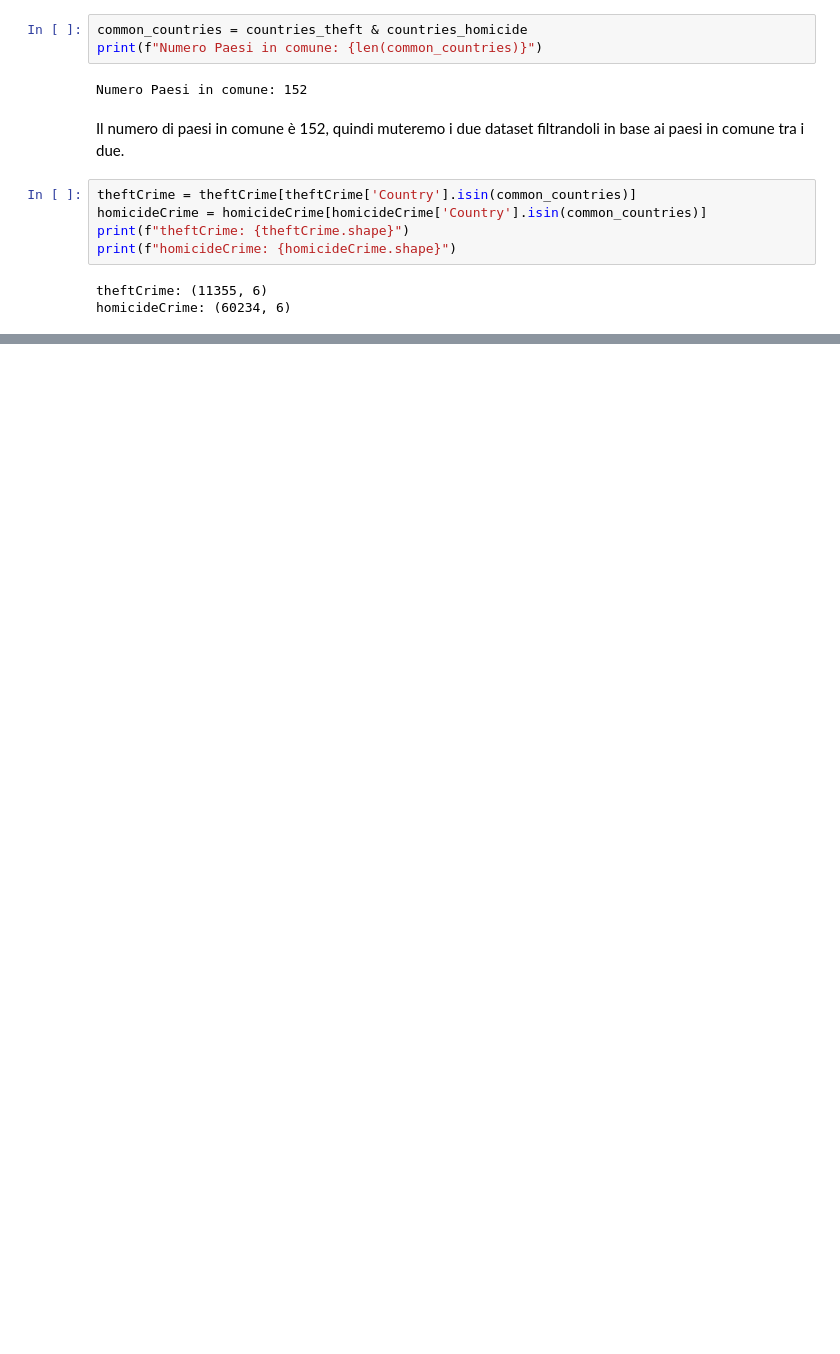
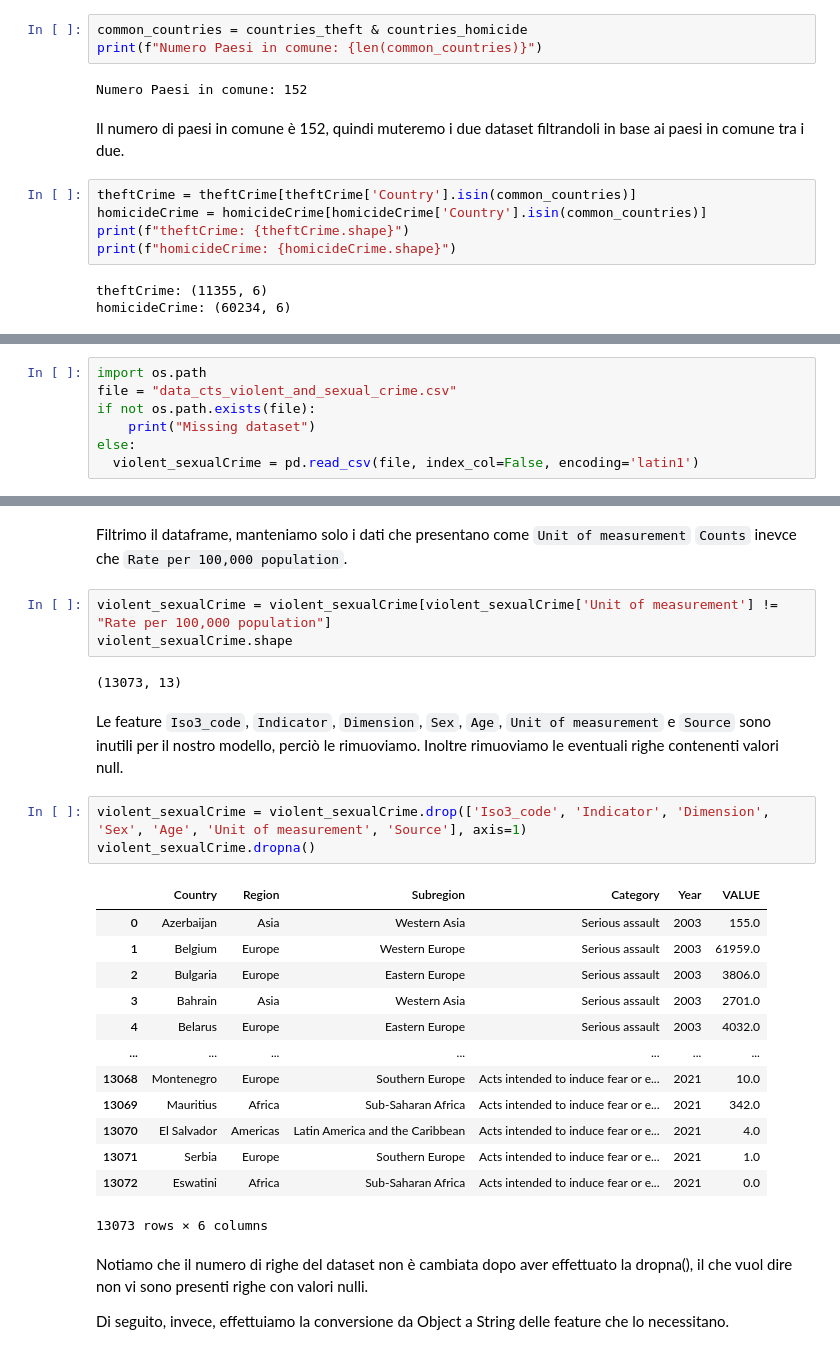
Before and after one commit to lozziopadredeivizzi/CrimeRatePredictor, a Jupyter notebook: crime_rate_prediction.ipynb, the cells around one changed output, grey strips where cells are left out. Saved outputs shown, nothing was run; the diff lists cells and outputs as text; blank space fills up the shorter version.

```diff
--- a/crime_rate_prediction.ipynb
+++ b/crime_rate_prediction.ipynb
@@ -312,0 +455,7 @@ homicideCrime: (60234, 6)
+# %%
+import os.path
+file = "data_cts_violent_and_sexual_crime.csv"
+if not os.path.exists(file):
+    print("Missing dataset")
+else:
+  violent_sexualCrime = pd.read_csv(file, index_col=False, encoding='latin1')
@@ -312,0 +498,31 @@ homicideCrime: (60234, 6)
+# %% [markdown]
+Filtrimo il dataframe, manteniamo solo i dati che presentano come `Unit of measurement` `Counts` inevce che `Rate per 100,000 population`.
+# %%
+violent_sexualCrime = violent_sexualCrime[violent_sexualCrime['Unit of measurement'] != "Rate per 100,000 population"]
+violent_sexualCrime.shape
+# %% [output]
+(13073, 13)
+# %% [markdown]
+Le feature `Iso3_code`, `Indicator`, `Dimension`, `Sex`, `Age`, `Unit of measurement` e `Source` sono inutili per il nostro modello, perciò le rimuoviamo.
+Inoltre rimuoviamo le eventuali righe contenenti valori null.
+# %%
+violent_sexualCrime = violent_sexualCrime.drop(['Iso3_code', 'Indicator', 'Dimension', 'Sex', 'Age', 'Unit of measurement', 'Source'], axis=1)
+violent_sexualCrime.dropna()
+# %% [output]
+|  | Country | Region | Subregion | Category | Year | VALUE |
+| 0 | Azerbaijan | Asia | Western Asia | Serious assault | 2003 | 155.0 |
+| 1 | Belgium | Europe | Western Europe | Serious assault | 2003 | 61959.0 |
+| 2 | Bulgaria | Europe | Eastern Europe | Serious assault | 2003 | 3806.0 |
+| 3 | Bahrain | Asia | Western Asia | Serious assault | 2003 | 2701.0 |
+| 4 | Belarus | Europe | Eastern Europe | Serious assault | 2003 | 4032.0 |
+| ... | ... | ... | ... | ... | ... | ... |
+| 13068 | Montenegro | Europe | Southern Europe | Acts intended to induce fear or e... | 2021 | 10.0 |
+| 13069 | Mauritius | Africa | Sub-Saharan Africa | Acts intended to induce fear or e... | 2021 | 342.0 |
+| 13070 | El Salvador | Americas | Latin America and the Caribbean | Acts intended to induce fear or e... | 2021 | 4.0 |
+| 13071 | Serbia | Europe | Southern Europe | Acts intended to induce fear or e... | 2021 | 1.0 |
+| 13072 | Eswatini | Africa | Sub-Saharan Africa | Acts intended to induce fear or e... | 2021 | 0.0 |
+13073 rows × 6 columns
+# %% [markdown]
+Notiamo che il numero di righe del dataset non è cambiata dopo aver effettuato la dropna(), il che vuol dire non vi sono presenti righe con valori nulli.
+
+Di seguito, invece, effettuiamo la conversione da Object a String delle feature che lo necessitano.
```
Also changed, not shown: parts of 39 cells of this notebook.
